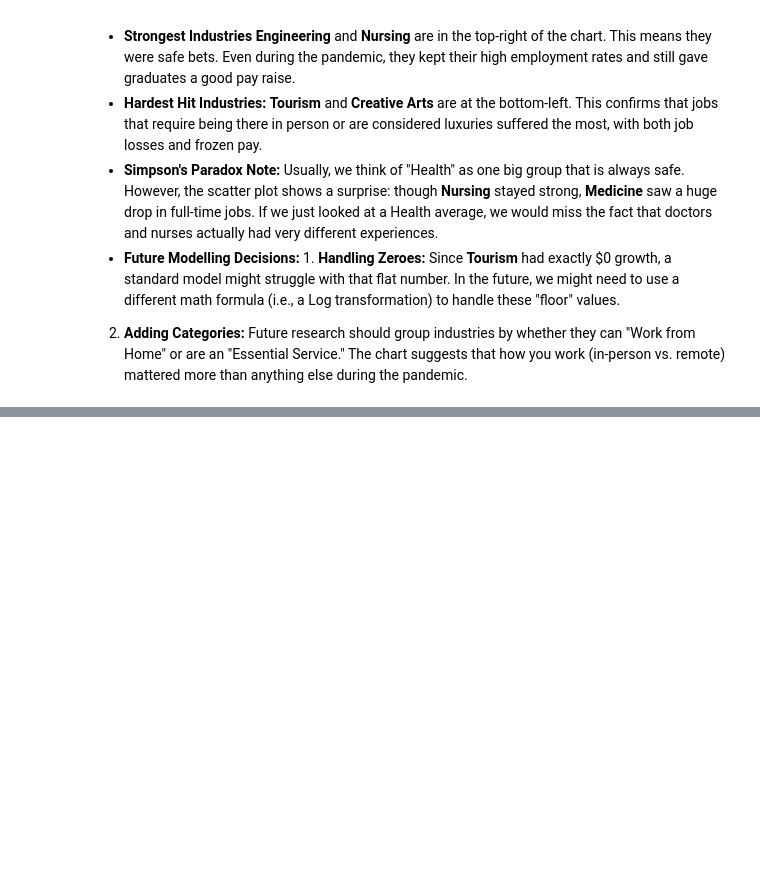
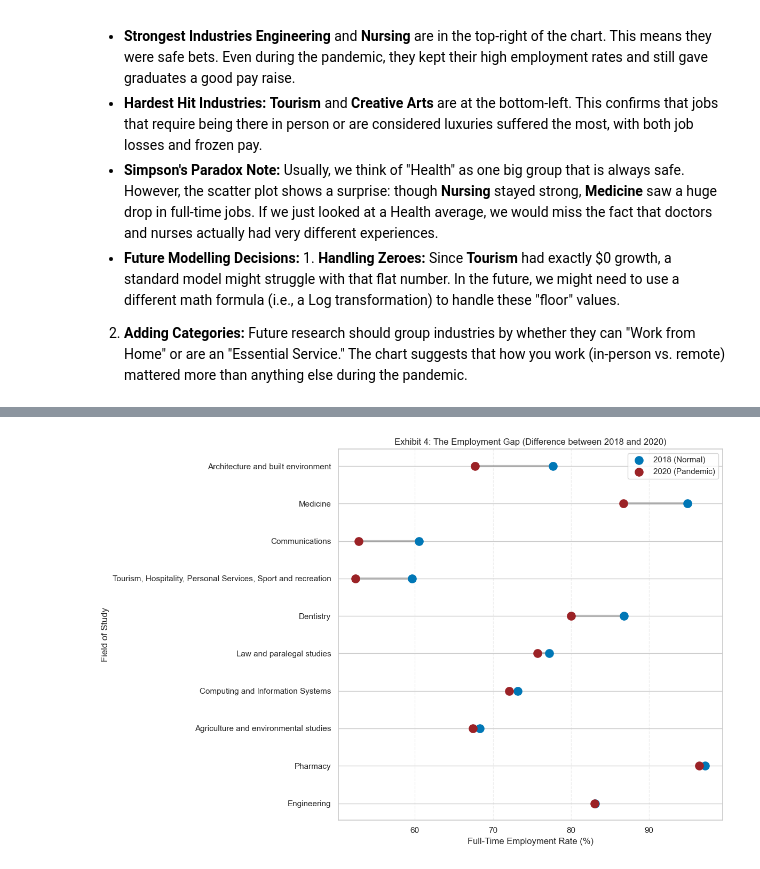
Before and after one commit to atikahtajarimim/ecc3479-project, a Jupyter notebook: code/eda_report.ipynb, the cells around one changed output, grey strips where cells are left out. Saved outputs shown, nothing was run; the diff lists cells and outputs as text; code cells hidden in the pictures; blank space fills up the shorter version.

```diff
--- a/code/eda_report.ipynb
+++ b/code/eda_report.ipynb
@@ -106,0 +163,28 @@ The scatter plot helps explain why we did not find a strong link between salary
+# %%
+# 5. The "Distance Fallen": Before vs After Employment Rates
+# This tells the story pf the actual gap created by the pandemic
+
+# We use the same Top/Bottom 5 industries from the previous chart
+df_gap = winners_losers.copy()
+
+plt.figure(figsize=(12, 8))
+
+# Draw the lines (the "gap")
+plt.hlines(y=df_gap['Study_Area'], xmin=df_gap['FTE_20'], xmax=df_gap['FTE_18'],
+           color='grey', alpha=0.5, linewidth=3)
+
+# Plot the 2018 points (The starting point)
+plt.scatter(df_gap['FTE_18'], df_gap['Study_Area'], color='#0077b6', s=120, label='2018 (Normal)', zorder=3)
+
+# Plot the 2020 points (The pandemic point)
+plt.scatter(df_gap['FTE_20'], df_gap['Study_Area'], color='#9b2226', s=120, label='2020 (Pandemic)', zorder=3)
+
+plt.title("Exhibit 4: The Employment Gap (Difference between 2018 and 2020)")
+plt.xlabel("Full-Time Employment Rate (%)")
+plt.ylabel("Field of Study")
+plt.legend()
+plt.grid(axis='x', linestyle='--', alpha=0.3)
+plt.tight_layout()
+plt.show()
+# %% [output]
+[figure, added]
```
Also changed, not shown: parts of 3 cells of this notebook.
